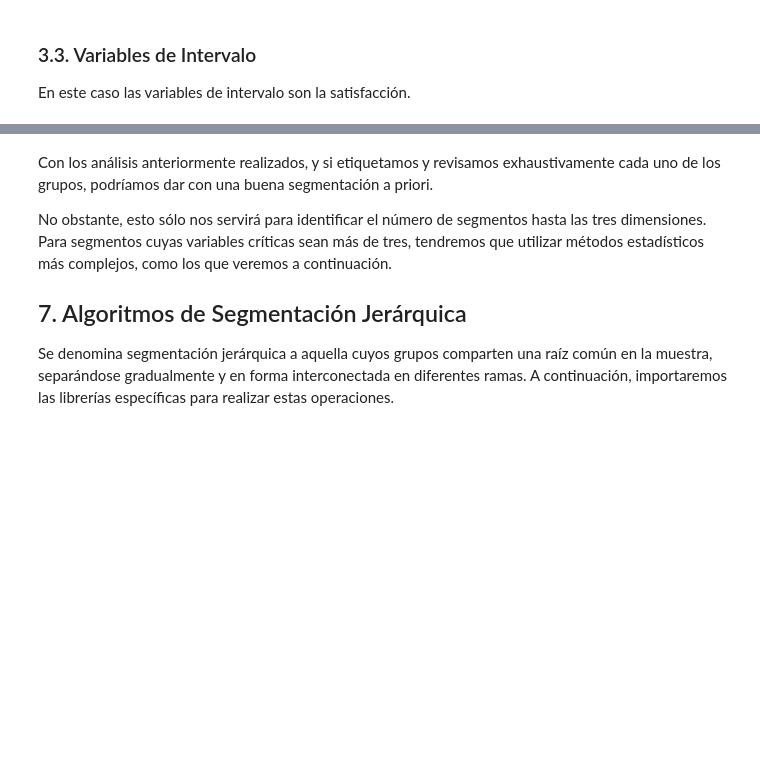
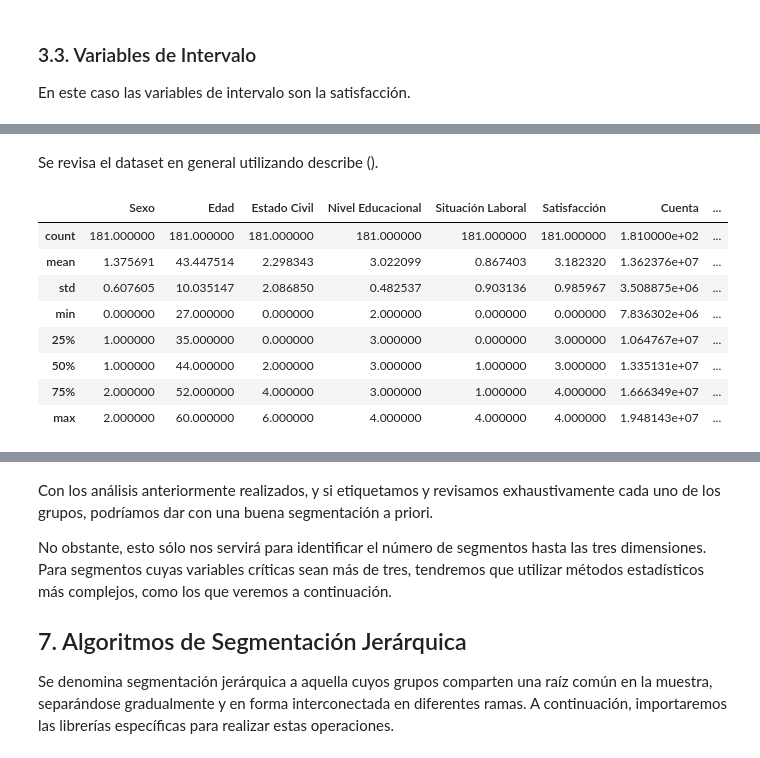
Before and after one commit to benstighe/Marketing, a Jupyter notebook: laboratorio_segmentacion.ipynb, the cells around one changed output, grey strips where cells are left out. Saved outputs shown, nothing was run; the diff lists cells and outputs as text; code cells hidden in the pictures; blank space fills up the shorter version.

```diff
--- a/laboratorio_segmentacion.ipynb
+++ b/laboratorio_segmentacion.ipynb
@@ -323,0 +253,14 @@ fig.show()
+# %% [markdown]
+Se revisa el dataset en general utilizando describe ().
+# %%
+dataset_enriquecido.describe()
+# %% [output]
+|  | Sexo | Edad | Estado Civil | Nivel Educacional | Situación Laboral | Satisfacción | Cuenta | ... |
+| count | 181.000000 | 181.000000 | 181.000000 | 181.000000 | 181.000000 | 181.000000 | 1.810000e+02 | ... |
+| mean | 1.375691 | 43.447514 | 2.298343 | 3.022099 | 0.867403 | 3.182320 | 1.362376e+07 | ... |
+| std | 0.607605 | 10.035147 | 2.086850 | 0.482537 | 0.903136 | 0.985967 | 3.508875e+06 | ... |
+| min | 0.000000 | 27.000000 | 0.000000 | 2.000000 | 0.000000 | 0.000000 | 7.836302e+06 | ... |
+| 25% | 1.000000 | 35.000000 | 0.000000 | 3.000000 | 0.000000 | 3.000000 | 1.064767e+07 | ... |
+| 50% | 1.000000 | 44.000000 | 2.000000 | 3.000000 | 1.000000 | 3.000000 | 1.335131e+07 | ... |
+| 75% | 2.000000 | 52.000000 | 4.000000 | 3.000000 | 1.000000 | 4.000000 | 1.666349e+07 | ... |
+| max | 2.000000 | 60.000000 | 6.000000 | 4.000000 | 4.000000 | 4.000000 | 1.948143e+07 | ... |
```
Also changed, not shown: parts of 42 cells of this notebook, 1 other file.
